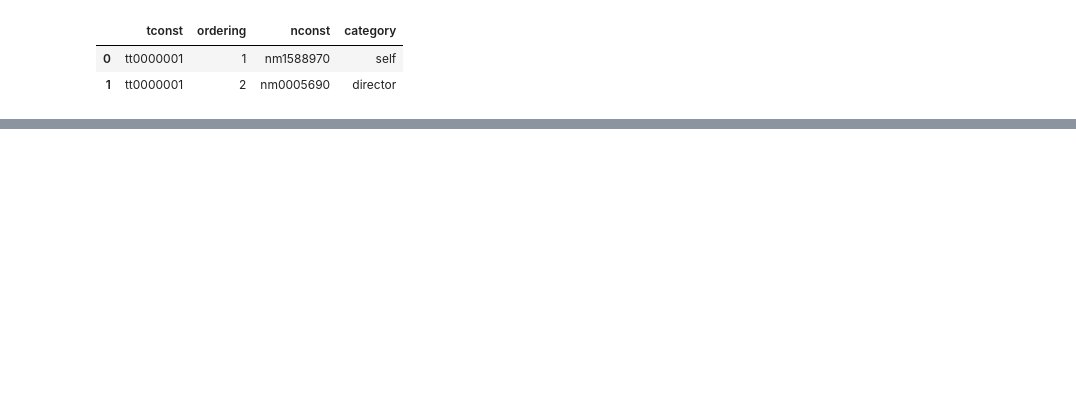
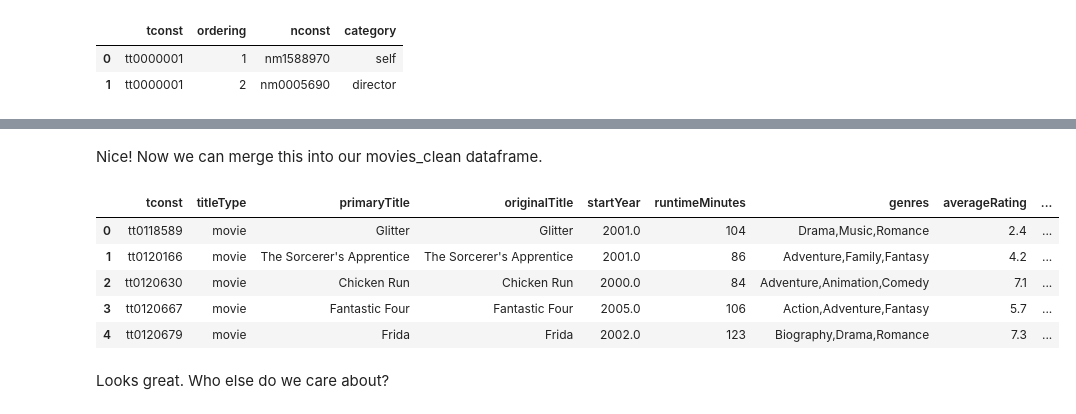
Before and after one commit to ttrechsel/Phase2_Movies, a Jupyter notebook: Code/Extra_IMDB_Data_Prep.ipynb, the cells around one changed output, grey strips where cells are left out. Saved outputs shown, nothing was run; the diff lists cells and outputs as text; code cells hidden in the pictures; blank space fills up the shorter version.

```diff
--- a/Code/Extra_IMDB_Data_Prep.ipynb
+++ b/Code/Extra_IMDB_Data_Prep.ipynb
@@ -74,0 +174,10 @@ movies_df
+# %%
+# Get dataframe of just directors
+directors = people_clean[['tconst', 'primaryName']][people_clean['category'] == 'director']
+
+# Rename column
+directors = directors.rename(columns={'primaryName': 'director'})
+
+# Combine multiple directors into one tuple per film
+directors = directors.groupby('tconst').agg(','.join)
+directors.head()
@@ -74,0 +192,15 @@ movies_df
+# %% [markdown]
+Nice! Now we can merge this into our movies_clean dataframe.
+# %%
+# Left join with movies_clean on the left
+movies_clean = movies_clean.merge(directors, on='tconst', how='left')
+movies_clean.head()
+# %% [output]
+|  | tconst | titleType | primaryTitle | originalTitle | startYear | runtimeMinutes | genres | averageRating | ... |
+| 0 | tt0118589 | movie | Glitter | Glitter | 2001.0 | 104 | Drama,Music,Romance | 2.4 | ... |
+| 1 | tt0120166 | movie | The Sorcerer's Apprentice | The Sorcerer's Apprentice | 2001.0 | 86 | Adventure,Family,Fantasy | 4.2 | ... |
+| 2 | tt0120630 | movie | Chicken Run | Chicken Run | 2000.0 | 84 | Adventure,Animation,Comedy | 7.1 | ... |
+| 3 | tt0120667 | movie | Fantastic Four | Fantastic Four | 2005.0 | 106 | Action,Adventure,Fantasy | 5.7 | ... |
+| 4 | tt0120679 | movie | Frida | Frida | 2002.0 | 123 | Biography,Drama,Romance | 7.3 | ... |
+# %% [markdown]
+Looks great. Who else do we care about?
```
Also changed, not shown: parts of 47 cells of this notebook, 1 other file.
